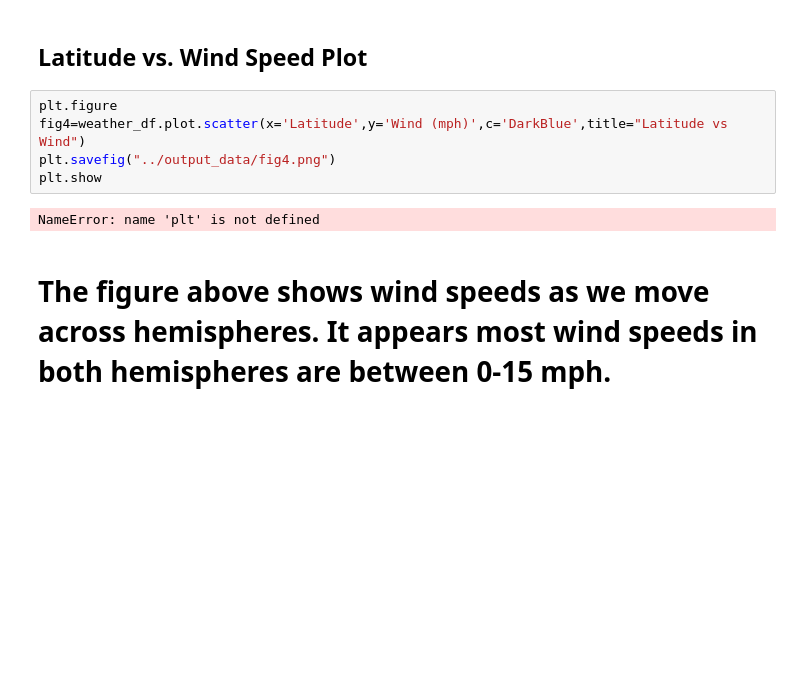
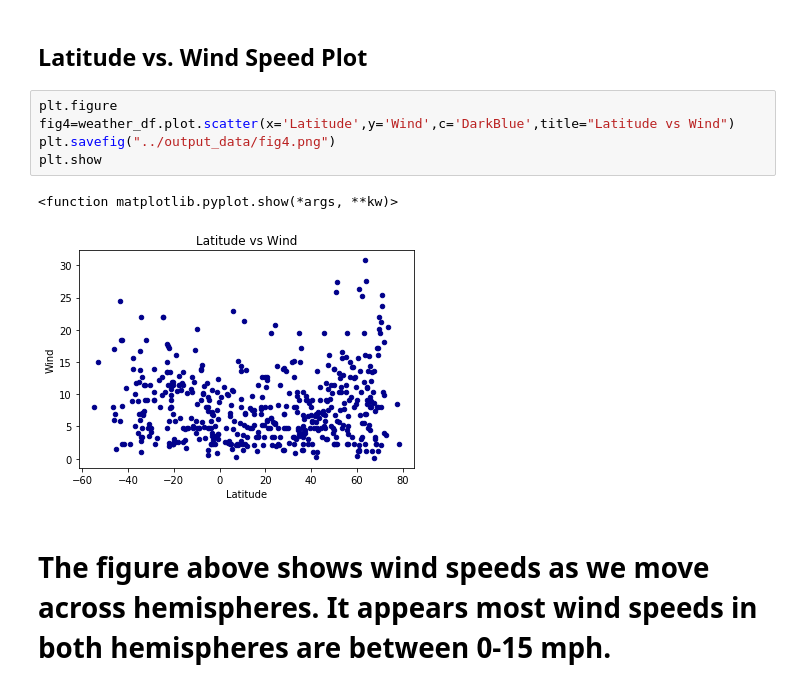
Before and after one commit to walaha2002/python-api-challenge, a Jupyter notebook: WeatherPy/starter_code/WeatherPy.ipynb, the cells around one changed output. Drawn from its saved outputs; the diff is of its cells as text; blank space fills up the shorter version.

Commit message:
Reran code to clear error

```diff
--- a/WeatherPy/starter_code/WeatherPy.ipynb
+++ b/WeatherPy/starter_code/WeatherPy.ipynb
@@ -197,11 +261,12 @@ plt.show
 ## Latitude vs. Wind Speed Plot
 # %%
 plt.figure
-fig4=weather_df.plot.scatter(x='Latitude',y='Wind (mph)',c='DarkBlue',title="Latitude vs Wind")
+fig4=weather_df.plot.scatter(x='Latitude',y='Wind',c='DarkBlue',title="Latitude vs Wind")
 plt.savefig("../output_data/fig4.png")
 plt.show
 # %% [output]
-NameError: name 'plt' is not defined
+<function matplotlib.pyplot.show(*args, **kw)>
+[figure, added]
 # %% [markdown]
 # The figure above shows wind speeds as we move across hemispheres. It appears most wind speeds in both hemispheres are between 0-15 mph.
 # %% [markdown]
```
Also changed, not shown: parts of 17 cells of this notebook, 16 other files.
